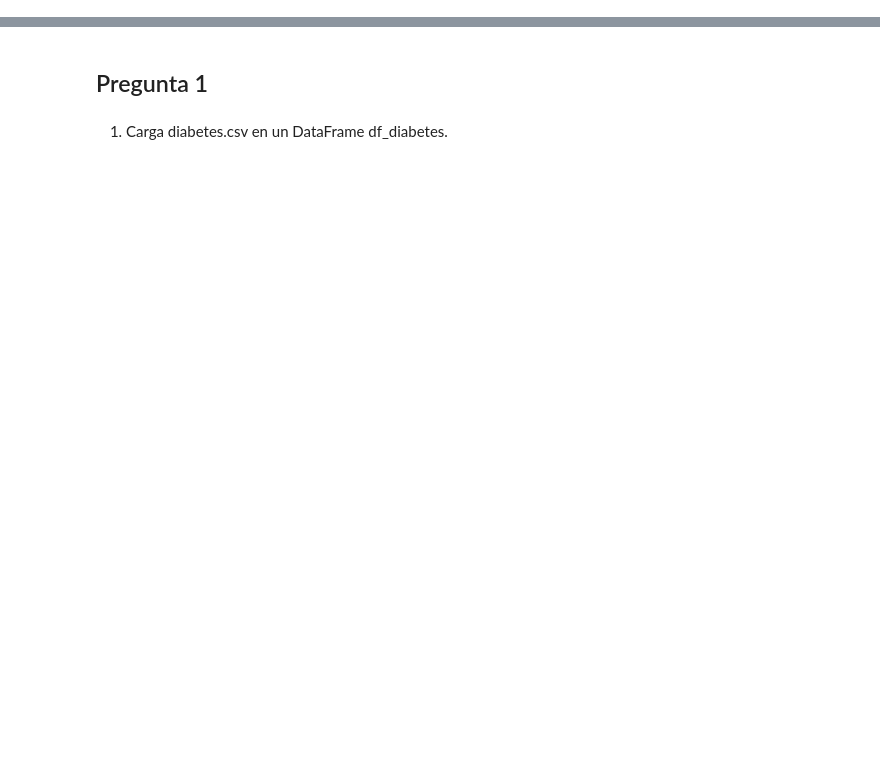
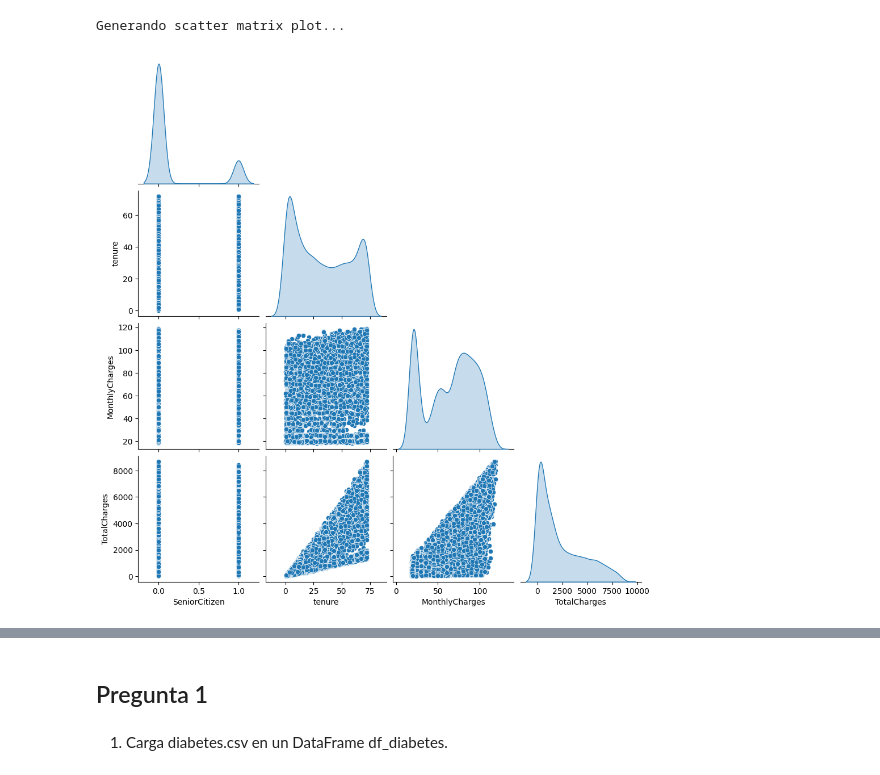
Before and after one commit to BrajanNieto/Tareas_Programacion101_BrajanNieto, a Jupyter notebook: 90_Examen9_Programacion 101 GRUPO 3.ipynb, the cells around one changed output, grey strips where cells are left out. Saved outputs shown, nothing was run; the diff lists cells and outputs as text; code cells hidden in the pictures; blank space fills up the shorter version.

```diff
--- a/90_Examen9_Programacion 101 GRUPO 3.ipynb
+++ b/90_Examen9_Programacion 101 GRUPO 3.ipynb
@@ -26,0 +36,5 @@ from scipy.stats import kstest, norm #Esto lo use a para imputación de valores
+# %%
+# Cargar el archivo CSV
+file_path = 'WA_Fn-UseC_-Telco-Customer-Churn.csv'
+df = pd.read_csv(file_path)
+print(df.head(5))
@@ -26,0 +81,4 @@ from scipy.stats import kstest, norm #Esto lo use a para imputación de valores
+# %%
+# Convertir valores a numéricos
+df['TotalCharges'] = pd.to_numeric(df['TotalCharges'], errors='coerce')
+df['TotalCharges'] = df['TotalCharges'].fillna(df['TotalCharges'].mean())
@@ -26,0 +144,13 @@ from scipy.stats import kstest, norm #Esto lo use a para imputación de valores
+# %%
+# Generar un scatter matrix plot para las columnas numéricas
+numerical_cols = df.select_dtypes(include=['float64', 'int64']).columns
+
+if len(numerical_cols) > 1:
+    print("\nGenerando scatter matrix plot...")
+    sns.pairplot(df[numerical_cols], diag_kind='kde', corner=True)
+    plt.show()
+else:
+    print("\nNo hay suficientes columnas numéricas para generar un scatter matrix plot.")
+# %% [output]
+Generando scatter matrix plot...
+[figure, added]
```
Also changed, not shown: parts of 29 cells of this notebook.
